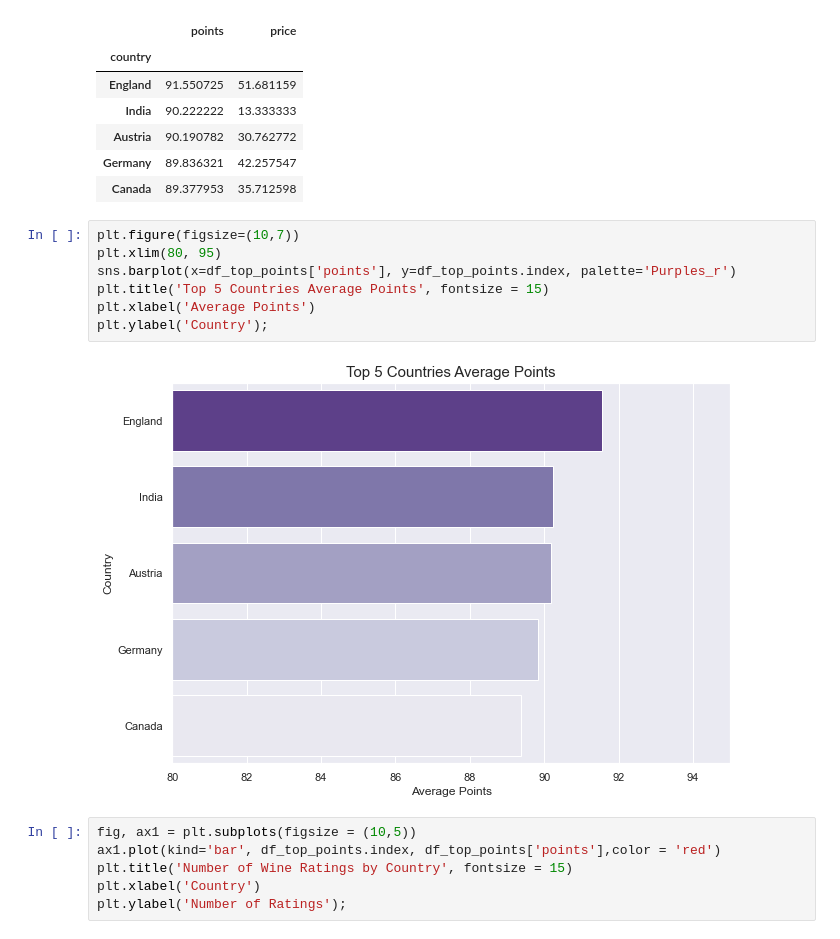
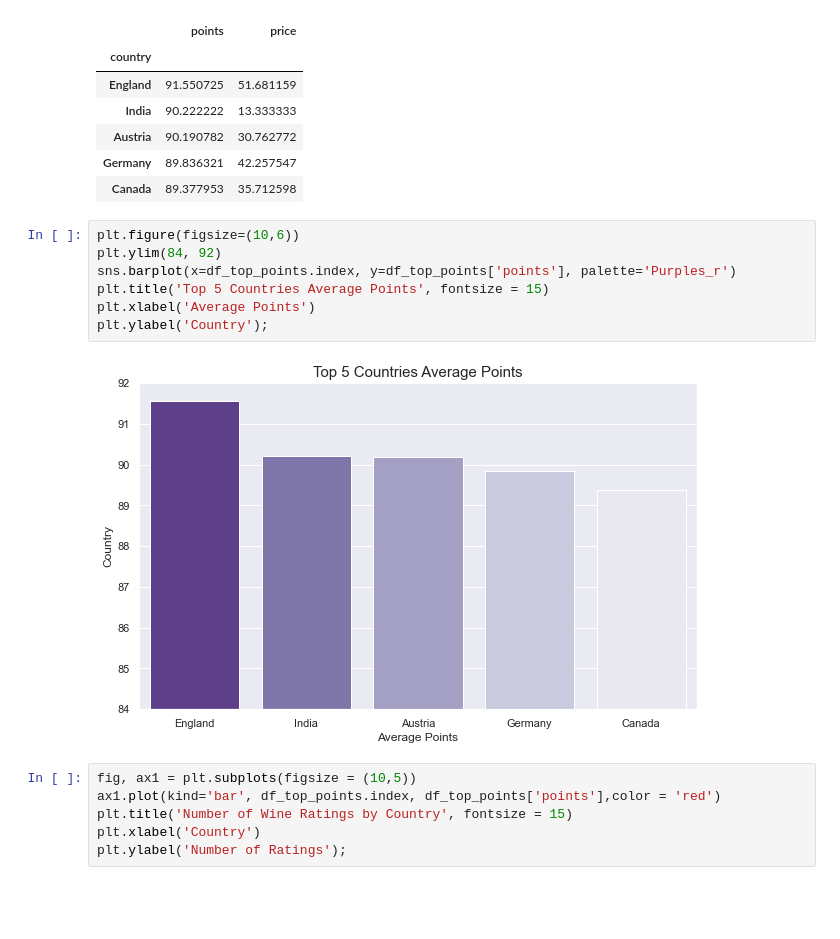
Before and after one commit to Nima-Sayyah/Drink-by-Data, a Jupyter notebook: Drink by Data (NS).ipynb, the cells around one changed output. Cells and saved outputs as stored; diff of their text form; blank space fills up the shorter version.

```diff
--- a/Drink by Data (NS).ipynb
+++ b/Drink by Data (NS).ipynb
@@ -350,14 +350,14 @@ df_top_points
 | Germany | 89.836321 | 42.257547 |
 | Canada | 89.377953 | 35.712598 |
 # %%
-plt.figure(figsize=(10,7))
-plt.xlim(80, 95)
-sns.barplot(x=df_top_points['points'], y=df_top_points.index, palette='Purples_r')
+plt.figure(figsize=(10,6))
+plt.ylim(84, 92)
+sns.barplot(x=df_top_points.index, y=df_top_points['points'], palette='Purples_r')
 plt.title('Top 5 Countries Average Points', fontsize = 15)
 plt.xlabel('Average Points')
 plt.ylabel('Country');
 # %% [output]
-[figure, old version]
+[figure, new version]
 # %%
 fig, ax1 = plt.subplots(figsize = (10,5))
 ax1.plot(kind='bar', df_top_points.index, df_top_points['points'],color = 'red')
```
Also changed, not shown: parts of 2 cells of this notebook.
